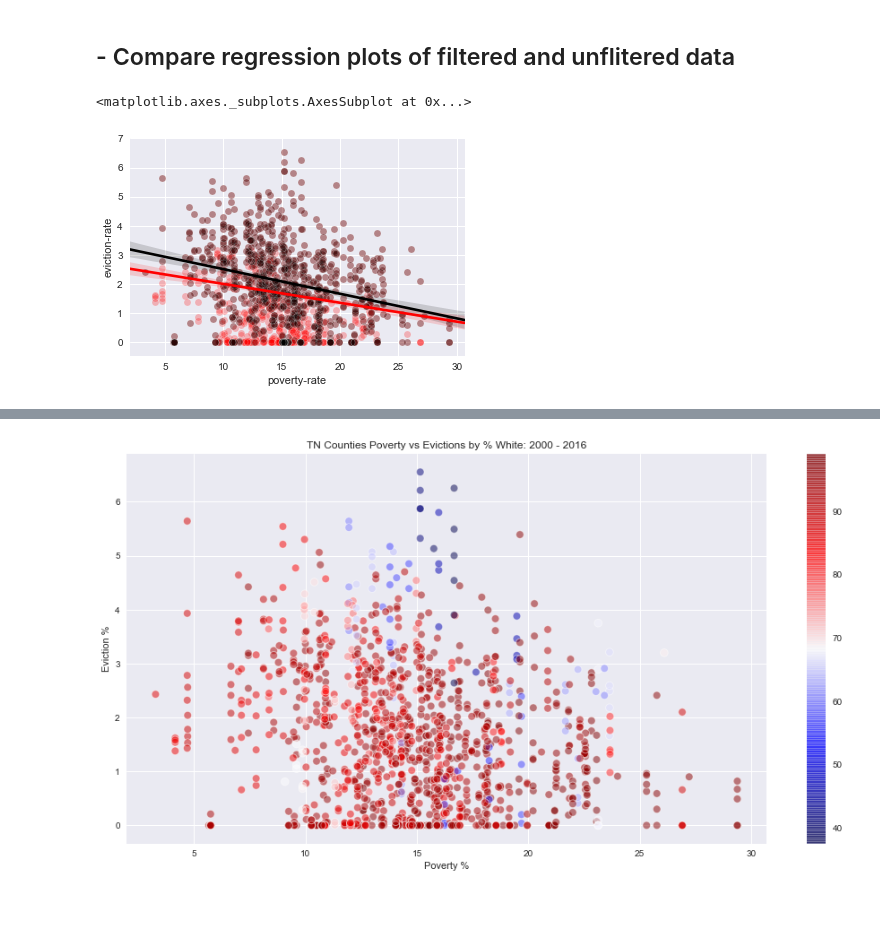
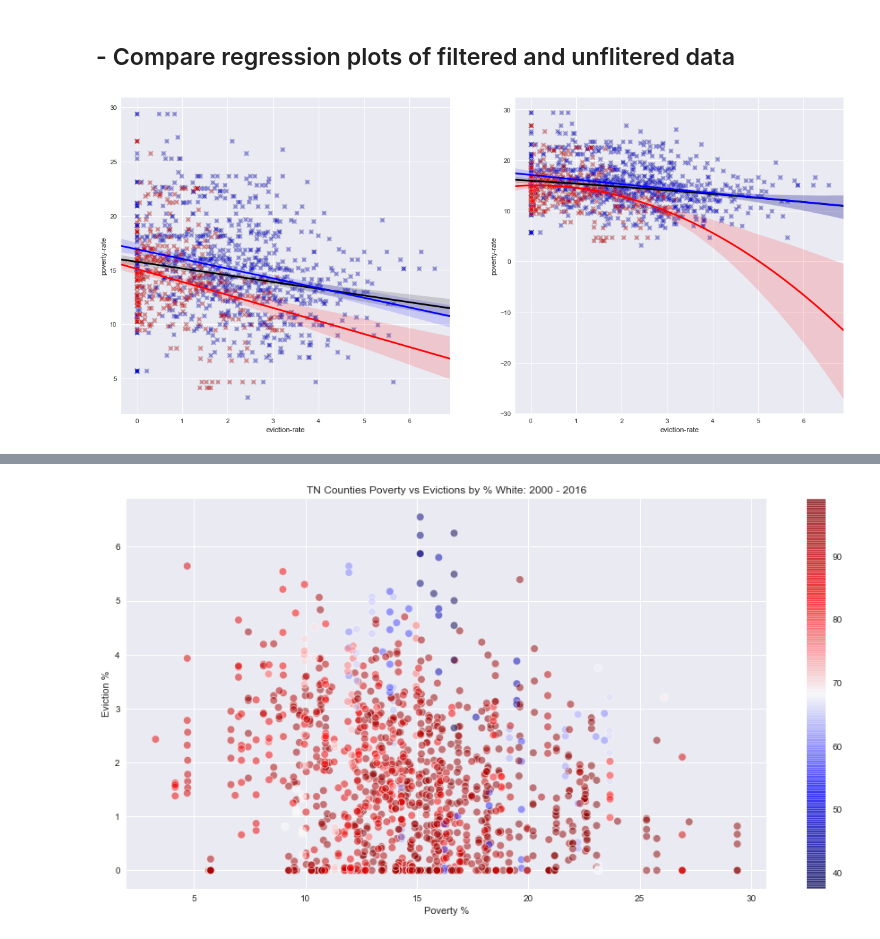
Before and after one commit to paulo-g-martinez/eviction-lab-tn-nss-capstone, a Jupyter notebook: regression-analysis-with-corrected-flags.ipynb, the cells around one changed output, grey strips where cells are left out. Saved outputs shown, nothing was run; the diff lists cells and outputs as text; code cells hidden in the pictures; blank space fills up the shorter version.

```diff
--- a/regression-analysis-with-corrected-flags.ipynb
+++ b/regression-analysis-with-corrected-flags.ipynb
@@ -284,18 +281,57 @@ py.iplot(fig,
 - Also it seems like I actually have a figure for every violin, which makes it akward to try and use the tools (like zooming and panning)
 # %% [markdown]
 ## - Compare regression plots of filtered and unflitered data
-# %%
-sns.regplot(x = counties_evicts_df['poverty-rate'],
-           y = counties_evicts_df['eviction-rate'],
-           color = 'red', scatter_kws = {'alpha':'.25',
-                                            'edgecolors':'white',
-                                           'linewidths':'.5'})
-sns.regplot(x = counties_evicts_df['poverty-rate'][counties_evicts_df['low-flag'] == 0],
-           y = counties_evicts_df['eviction-rate'][counties_evicts_df['low-flag'] == 0],
-           color = 'black', scatter_kws = {'alpha':'.25',
-                                            'edgecolors':'white',
-                                           'linewidths':'.5'})
-# %% [output]
-<matplotlib.axes._subplots.AxesSubplot at 0x...>
-[figure, removed]
+# %%
+f, (ax1, ax2) = plt.subplots(1, 2, sharey = False, figsize = (20, 9))
+
+# add unfiltered linear regression to axis 1
+sns.regplot(y = counties_evicts_df['poverty-rate'],
+           x = counties_evicts_df['eviction-rate'],
+            robust = True,
+           color = 'black', marker = 'x', scatter_kws = {'alpha':'.25',
+                                            'edgecolors':'white',
+                                           'linewidths':'.5'},
+           ax = ax1)
+# add filtered regression to axis 1
+sns.regplot(y = counties_evicts_df['poverty-rate'][counties_evicts_df['low-flag'] == 0],
+           x = counties_evicts_df['eviction-rate'][counties_evicts_df['low-flag'] == 0],
+            robust = True,
+           color = 'blue', marker = 'o', scatter_kws = {'alpha':'.25',
+                                            'edgecolors':'white',
+                                           'linewidths':'.5'},
+           ax = ax1)
+# add low-flagged regression to axis 1
+sns.regplot(y = counties_evicts_df['poverty-rate'][counties_evicts_df['low-flag'] == 1],
+           x = counties_evicts_df['eviction-rate'][counties_evicts_df['low-flag'] == 1],
+            robust = True,
+           color = 'red', marker = 'o', scatter_kws = {'alpha':'.25',
+                                            'edgecolors':'white',
+                                           'linewidths':'.5'},
+           ax = ax1)
+
+sns.regplot(y = counties_evicts_df['poverty-rate'],
+           x = counties_evicts_df['eviction-rate'],
+            order = 2, robust = False,
+           color = 'black', marker = 'x', scatter_kws = {'alpha':'.25',
+                                            'edgecolors':'white',
+                                           'linewidths':'.5'},
+           ax = ax2)
+sns.regplot(y = counties_evicts_df['poverty-rate'][counties_evicts_df['low-flag'] == 0],
+           x = counties_evicts_df['eviction-rate'][counties_evicts_df['low-flag'] == 0],
+            order = 2, robust = False,
+           color = 'blue', marker = 'o', scatter_kws = {'alpha':'.25',
+                                            'edgecolors':'white',
+                                           'linewidths':'.5'},
+           ax = ax2)
+
+sns.regplot(y = counties_evicts_df['poverty-rate'][counties_evicts_df['low-flag'] == 1],
+           x = counties_evicts_df['eviction-rate'][counties_evicts_df['low-flag'] == 1],
+            robust = False, order = 2,
+           color = 'red', marker = 'o', scatter_kws = {'alpha':'.25',
+                                            'edgecolors':'white',
+                                           'linewidths':'.5'},
+           ax = ax2)
+plt.show()
+# %% [output]
+[figure, added]
 # %% [markdown]
```
Also changed, not shown: parts of 25 cells of this notebook.
